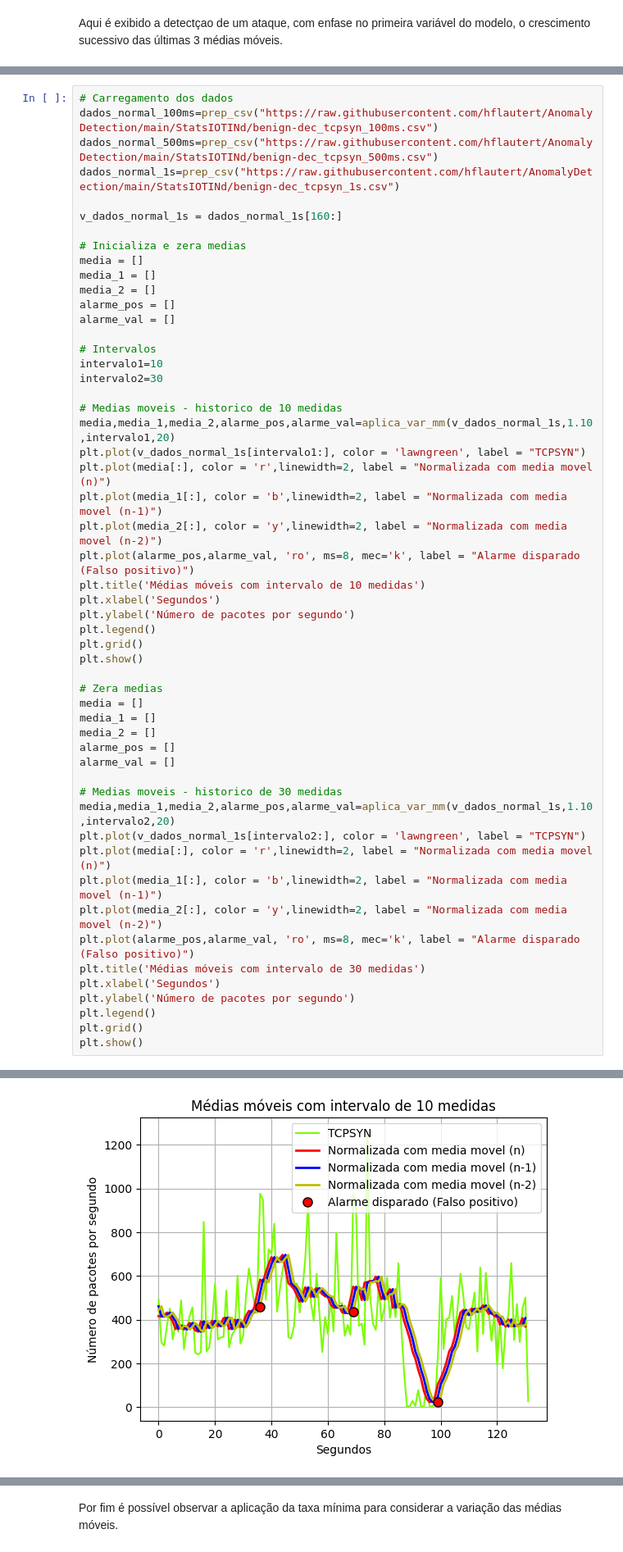
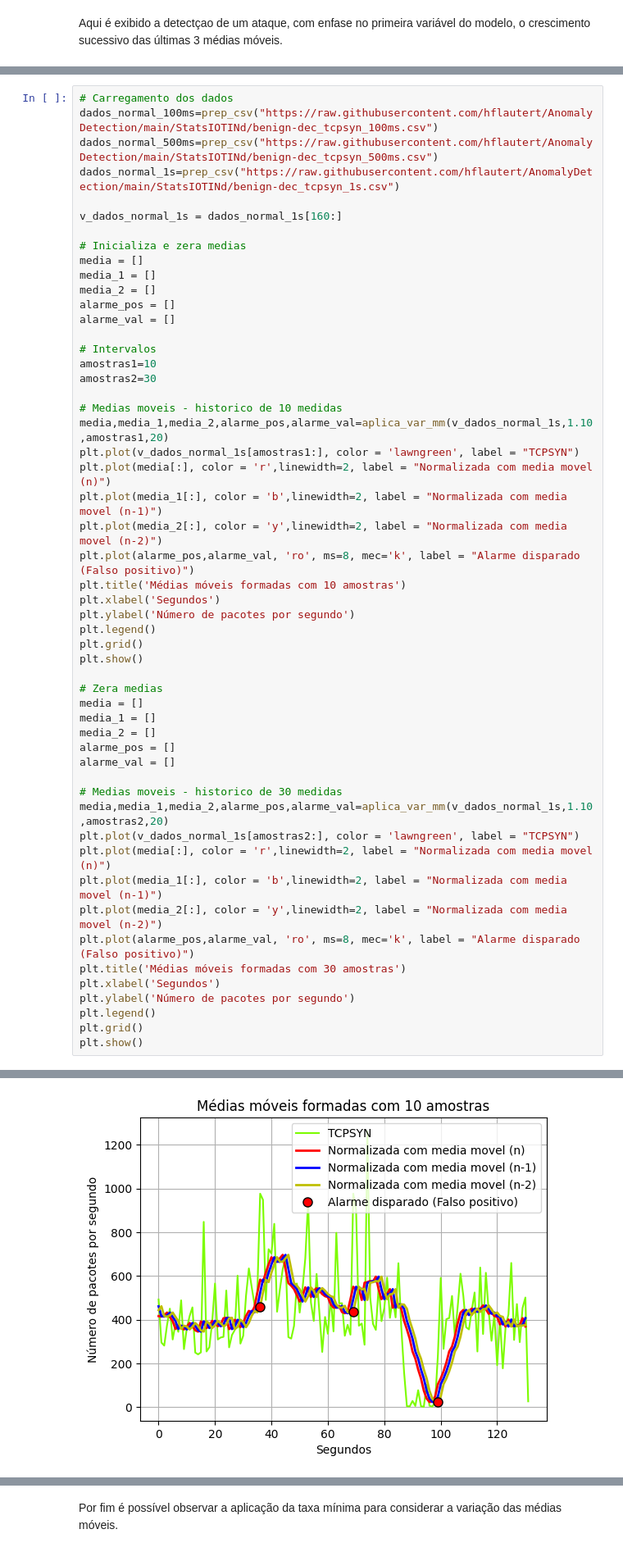
Before and after one commit to hflautert/AnomalyDetection, a Jupyter notebook: ModeloHMM.ipynb, the cells around one changed output, grey strips where cells are left out. Shown at 82% size. Saved outputs shown, nothing was run; the diff lists cells and outputs as text.

```diff
--- a/ModeloHMM.ipynb
+++ b/ModeloHMM.ipynb
@@ -114,17 +115,17 @@ alarme_pos = []
 alarme_val = []
 
 # Intervalos
-intervalo1=10
-intervalo2=30
+amostras1=10
+amostras2=30
 
 # Medias moveis - historico de 10 medidas
-media,media_1,media_2,alarme_pos,alarme_val=aplica_var_mm(v_dados_normal_1s,1.10,intervalo1,20)
-plt.plot(v_dados_normal_1s[intervalo1:], color = 'lawngreen', label = "TCPSYN")
+media,media_1,media_2,alarme_pos,alarme_val=aplica_var_mm(v_dados_normal_1s,1.10,amostras1,20)
+plt.plot(v_dados_normal_1s[amostras1:], color = 'lawngreen', label = "TCPSYN")
 plt.plot(media[:], color = 'r',linewidth=2, label = "Normalizada com media movel (n)")
 plt.plot(media_1[:], color = 'b',linewidth=2, label = "Normalizada com media movel (n-1)")
 plt.plot(media_2[:], color = 'y',linewidth=2, label = "Normalizada com media movel (n-2)")
 plt.plot(alarme_pos,alarme_val, 'ro', ms=8, mec='k', label = "Alarme disparado (Falso positivo)")
-plt.title('Médias móveis com intervalo de 10 medidas')
+plt.title('Médias móveis formadas com 10 amostras')
 plt.xlabel('Segundos')
 plt.ylabel('Número de pacotes por segundo')
 plt.legend()
@@ -139,13 +140,13 @@ alarme_pos = []
 alarme_val = []
 
 # Medias moveis - historico de 30 medidas
-media,media_1,media_2,alarme_pos,alarme_val=aplica_var_mm(v_dados_normal_1s,1.10,intervalo2,20)
-plt.plot(v_dados_normal_1s[intervalo2:], color = 'lawngreen', label = "TCPSYN")
+media,media_1,media_2,alarme_pos,alarme_val=aplica_var_mm(v_dados_normal_1s,1.10,amostras2,20)
+plt.plot(v_dados_normal_1s[amostras2:], color = 'lawngreen', label = "TCPSYN")
 plt.plot(media[:], color = 'r',linewidth=2, label = "Normalizada com media movel (n)")
 plt.plot(media_1[:], color = 'b',linewidth=2, label = "Normalizada com media movel (n-1)")
 plt.plot(media_2[:], color = 'y',linewidth=2, label = "Normalizada com media movel (n-2)")
 plt.plot(alarme_pos,alarme_val, 'ro', ms=8, mec='k', label = "Alarme disparado (Falso positivo)")
-plt.title('Médias móveis com intervalo de 30 medidas')
+plt.title('Médias móveis formadas com 30 amostras')
 plt.xlabel('Segundos')
 plt.ylabel('Número de pacotes por segundo')
 plt.legend()
@@ -155 +159 @@ plt.show()
-[figure, old version]
+[figure, new version]
```
Also changed, not shown: parts of 7 cells of this notebook.
